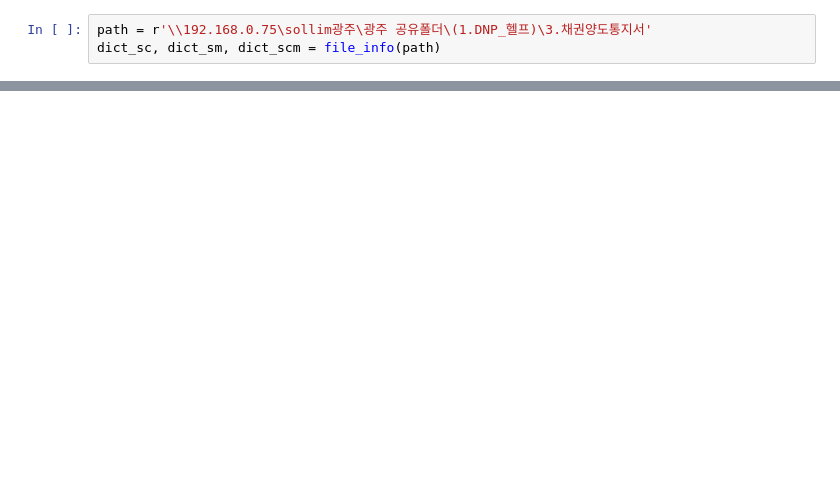
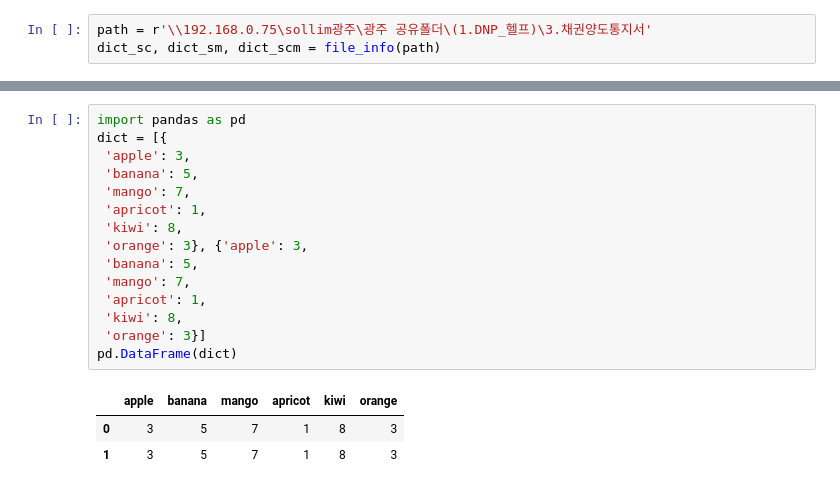
Before and after one commit to jbmyou/fileNaming, a Jupyter notebook: 중복파일 관리.ipynb, the cells around one changed output, grey strips where cells are left out. Drawn from its saved outputs; the diff is of its cells as text; blank space fills up the shorter version.

```diff
--- a/중복파일 관리.ipynb
+++ b/중복파일 관리.ipynb
@@ -216,0 +109,19 @@ set()
+# %%
+import pandas as pd
+dict = [{
+ 'apple': 3,
+ 'banana': 5,
+ 'mango': 7,
+ 'apricot': 1,
+ 'kiwi': 8,
+ 'orange': 3}, {'apple': 3,
+ 'banana': 5,
+ 'mango': 7,
+ 'apricot': 1,
+ 'kiwi': 8,
+ 'orange': 3}]
+pd.DataFrame(dict)
+# %% [output]
+|  | apple | banana | mango | apricot | kiwi | orange |
+| 0 | 3 | 5 | 7 | 1 | 8 | 3 |
+| 1 | 3 | 5 | 7 | 1 | 8 | 3 |
```
Also changed, not shown: parts of 26 cells of this notebook.
